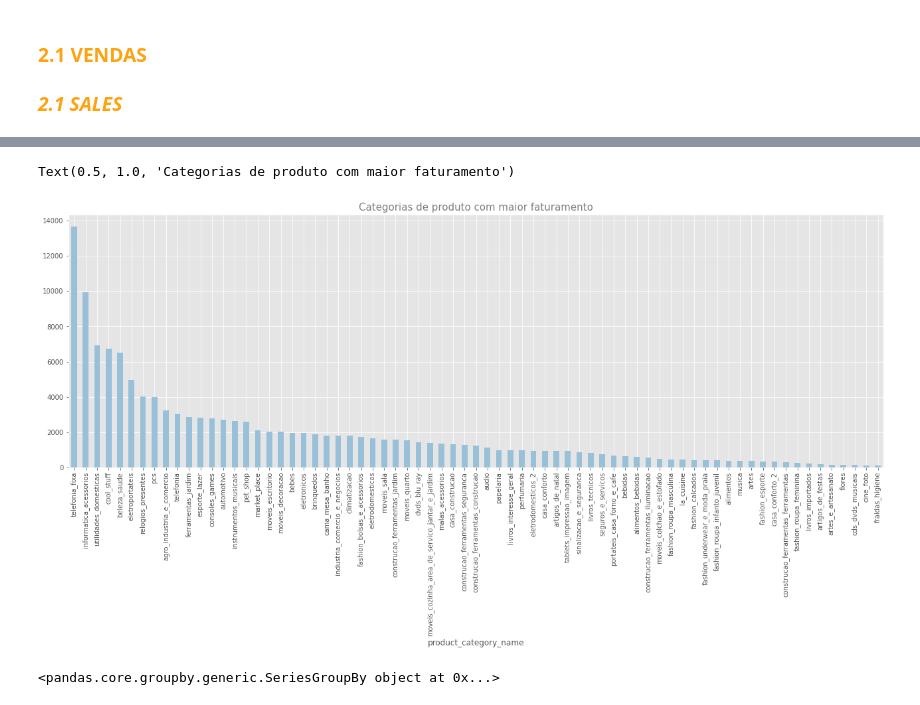
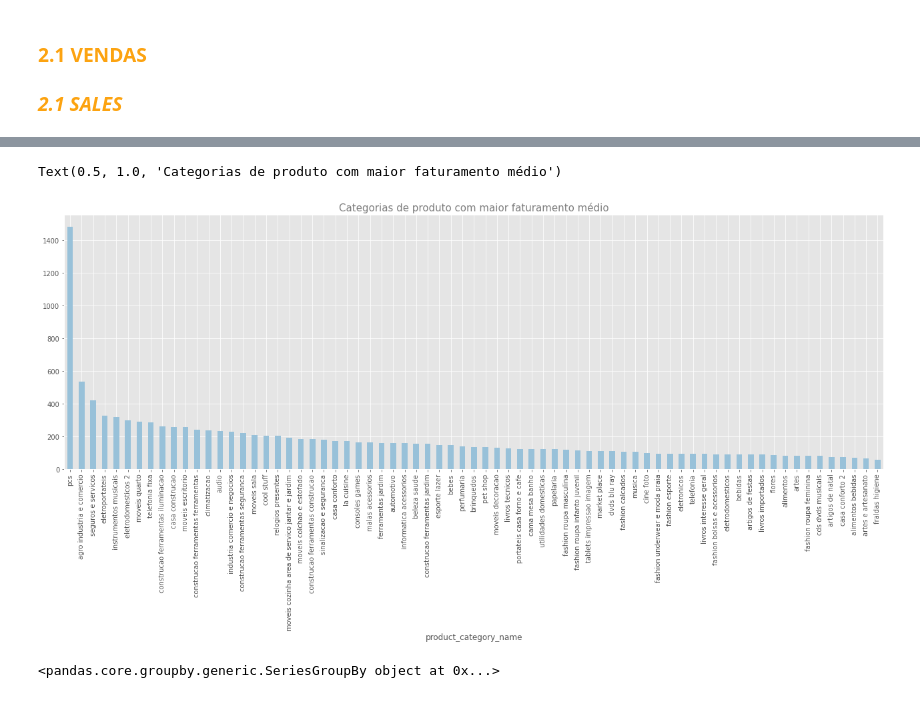
Before and after one commit to rimellegari/e-commerce, a Jupyter notebook: customer.ipynb, the cells around one changed output, grey strips where cells are left out. Saved outputs shown, nothing was run; the diff lists cells and outputs as text; code cells hidden in the pictures.

Commit message:
refining data cleaning and creating data visualization for revenue by state and product categories

```diff
--- a/customer.ipynb
+++ b/customer.ipynb
@@ -62,6 +62,12 @@ df_olist['review_creation_date'] = pd.to_datetime(df_olist['review_creation_date
 df_olist['review_answer_timestamp'] = pd.to_datetime(df_olist['review_answer_timestamp'])
 # %%
 df_olist.rename(columns= {'order_aproved_at': 'order_approved_at','product_name_lenght': 'product_name_length', 'product_description_lenght':'product_description_length'}, inplace = True)
+# %%
+base_pt_en = pd.read_csv('./datasets/product_category_name_translation.csv')
+base_pt_en_dic = dict(zip(base_pt_en['product_category_name'].tolist(),base_pt_en['product_category_name_english'].tolist()))
+df_olist['categories_english'] = df_olist['product_category_name'].map(base_pt_en_dic)
+df_olist['categories_english'] = df_olist['categories_english'].str.replace('_', " ")
+df_olist['product_category_name'] = df_olist['product_category_name'].str.replace('_', " ")
 # %%
 df_olist.columns
 # %% [output]
@@ -295,12 +339,12 @@ ValueError: Could not interpret input 'product_category_name'
 # %%
 
-df_olist.groupby('product_category_name')['order_total_value'].max().sort_values(ascending=False).plot(kind='bar', figsize = (22,7), color='#98c1d9')
-plt.title('Categorias de produto com maior faturamento', size=15, color='#7e7e7e')
+df_olist.groupby('product_category_name')['order_total_value'].mean().sort_values(ascending=False).plot(kind='bar', figsize = (22,7), color='#98c1d9')
+plt.title('Categorias de produto com maior faturamento médio', size=15, color='#7e7e7e')
 
 #sns.barplot(data=df_olist.groupby('product_category_name')['order_total_value'], x='product_category_name', y='order_total_value')
 # %% [output]
-Text(0.5, 1.0, 'Categorias de produto com maior faturamento')
+Text(0.5, 1.0, 'Categorias de produto com maior faturamento médio')
-[figure, old version]
+[figure, new version]
 # %%
 teste= df_olist.groupby('product_category_name')['order_total_value']
 teste
```
Also changed, not shown: parts of 14 cells of this notebook.
